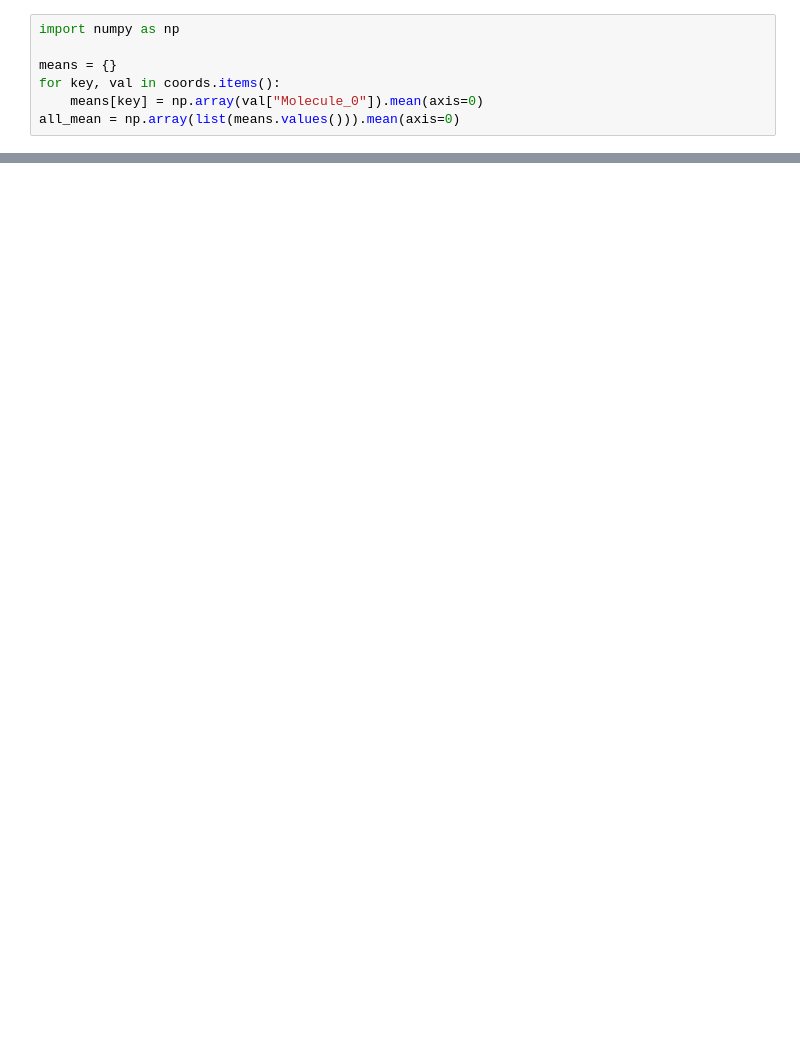
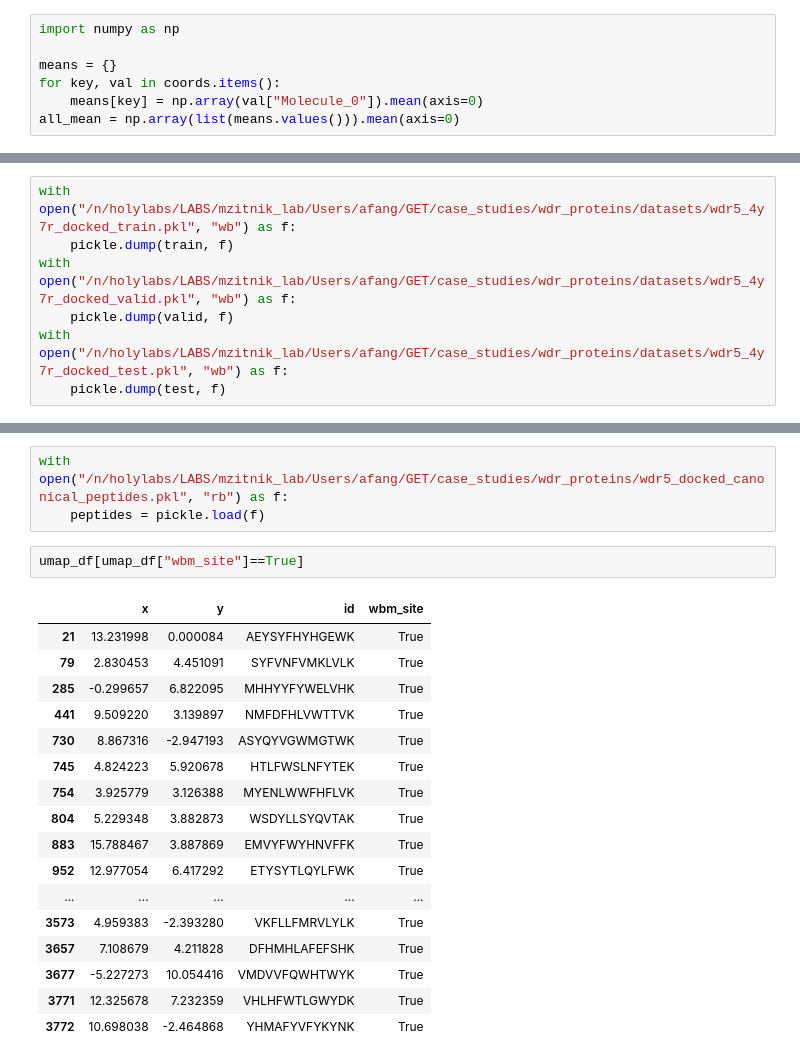
Before and after one commit to mims-harvard/ATOMICA, a Jupyter notebook: case_studies/wdr_proteins/docking_analysis.ipynb, the cells around one changed output, grey strips where cells are left out. Saved outputs shown, nothing was run; the diff lists cells and outputs as text; blank space fills up the shorter version.

```diff
--- a/case_studies/wdr_proteins/docking_analysis.ipynb
+++ b/case_studies/wdr_proteins/docking_analysis.ipynb
@@ -373,0 +468,7 @@ count
+# %%
+with open("/n/holylabs/LABS/mzitnik_lab/Users/afang/GET/case_studies/wdr_proteins/datasets/wdr5_4y7r_docked_train.pkl", "wb") as f:
+    pickle.dump(train, f)
+with open("/n/holylabs/LABS/mzitnik_lab/Users/afang/GET/case_studies/wdr_proteins/datasets/wdr5_4y7r_docked_valid.pkl", "wb") as f:
+    pickle.dump(valid, f)
+with open("/n/holylabs/LABS/mzitnik_lab/Users/afang/GET/case_studies/wdr_proteins/datasets/wdr5_4y7r_docked_test.pkl", "wb") as f:
+    pickle.dump(test, f)
@@ -373,0 +528,23 @@ count
+# %%
+with open("/n/holylabs/LABS/mzitnik_lab/Users/afang/GET/case_studies/wdr_proteins/wdr5_docked_canonical_peptides.pkl", "rb") as f:
+    peptides = pickle.load(f)
+# %%
+umap_df[umap_df["wbm_site"]==True]
+# %% [output]
+|  | x | y | id | wbm_site |
+| 21 | 13.231998 | 0.000084 | AEYSYFHYHGEWK | True |
+| 79 | 2.830453 | 4.451091 | SYFVNFVMKLVLK | True |
+| 285 | -0.299657 | 6.822095 | MHHYYFYWELVHK | True |
+| 441 | 9.509220 | 3.139897 | NMFDFHLVWTTVK | True |
+| 730 | 8.867316 | -2.947193 | ASYQYVGWMGTWK | True |
+| 745 | 4.824223 | 5.920678 | HTLFWSLNFYTEK | True |
+| 754 | 3.925779 | 3.126388 | MYENLWWFHFLVK | True |
+| 804 | 5.229348 | 3.882873 | WSDYLLSYQVTAK | True |
+| 883 | 15.788467 | 3.887869 | EMVYFWYHNVFFK | True |
+| 952 | 12.977054 | 6.417292 | ETYSYTLQYLFWK | True |
+| ... | ... | ... | ... | ... |
+| 3573 | 4.959383 | -2.393280 | VKFLLFMRVLYLK | True |
+| 3657 | 7.108679 | 4.211828 | DFHMHLAFEFSHK | True |
+| 3677 | -5.227273 | 10.054416 | VMDVVFQWHTWYK | True |
+| 3771 | 12.325678 | 7.232359 | VHLHFWTLGWYDK | True |
+| 3772 | 10.698038 | -2.464868 | YHMAFYVFYKYNK | True |
```
Also changed, not shown: parts of 25 cells of this notebook, 13 other files.
